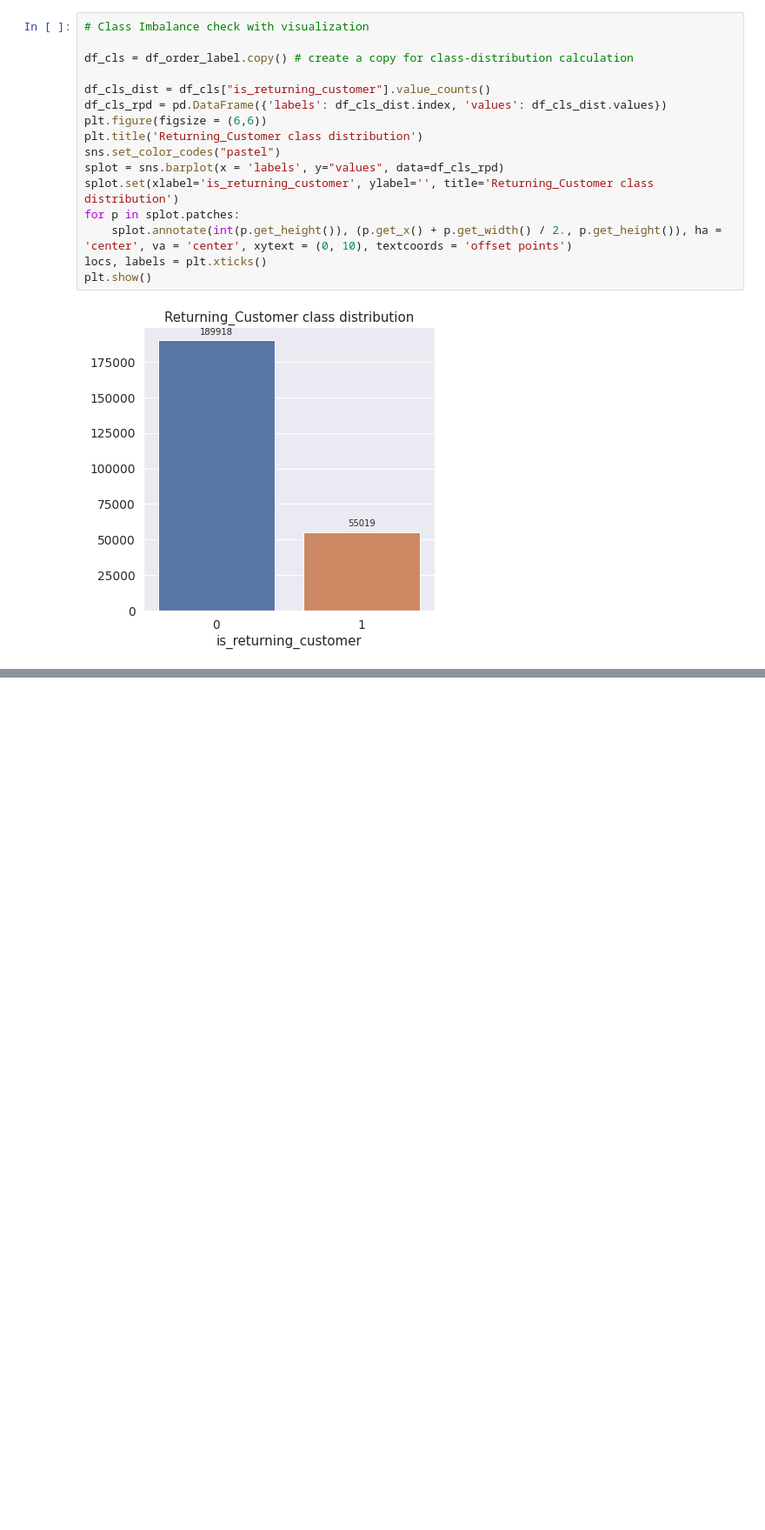
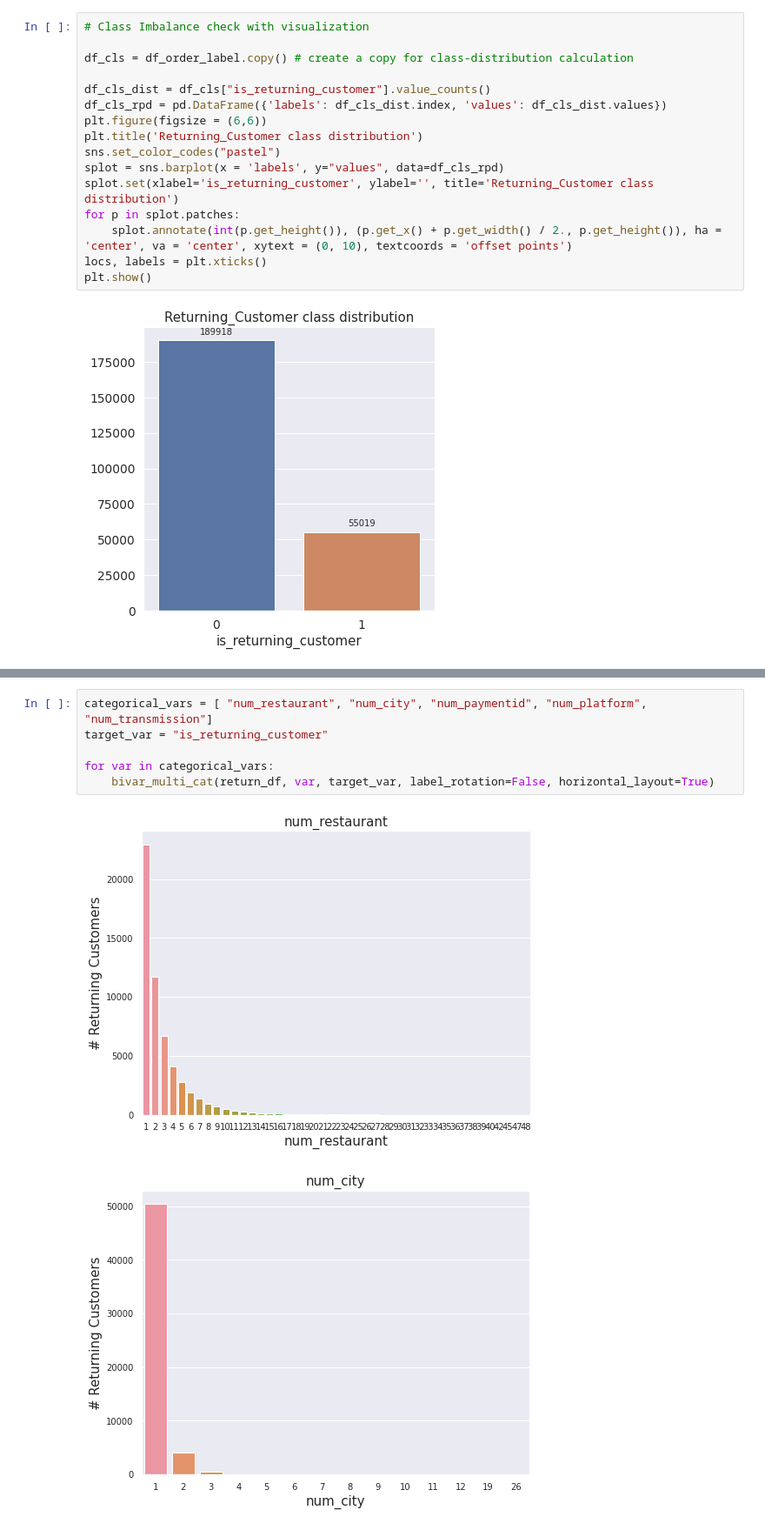
Before and after one commit to ashutosh3060/returning-customer-prediction, a Jupyter notebook: eda_model_build.ipynb, the cells around one changed output, grey strips where cells are left out. Shown: that part at 87% size. Saved outputs shown, nothing was run; the diff lists cells and outputs as text; blank space fills up the shorter version.

```diff
--- a/eda_model_build.ipynb
+++ b/eda_model_build.ipynb
@@ -298,0 +382,9 @@ plt.show()
+# %%
+categorical_vars = [ "num_restaurant", "num_city", "num_paymentid", "num_platform", "num_transmission"]
+target_var = "is_returning_customer"
+
+for var in categorical_vars:
+    bivar_multi_cat(return_df, var, target_var, label_rotation=False, horizontal_layout=True)
+# %% [output]
+[figure, added]
+[figure, added]
```
Also changed, not shown: parts of 18 cells of this notebook.
